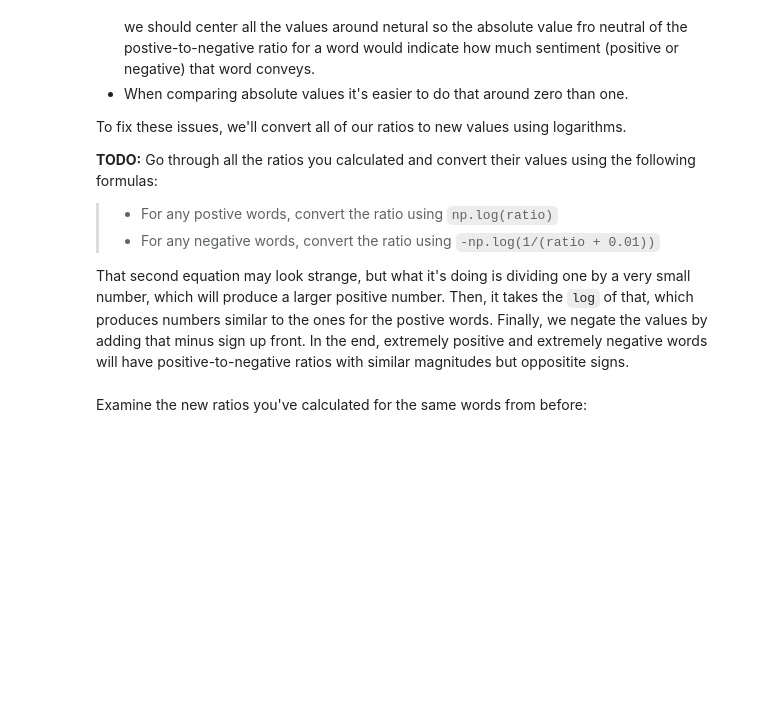
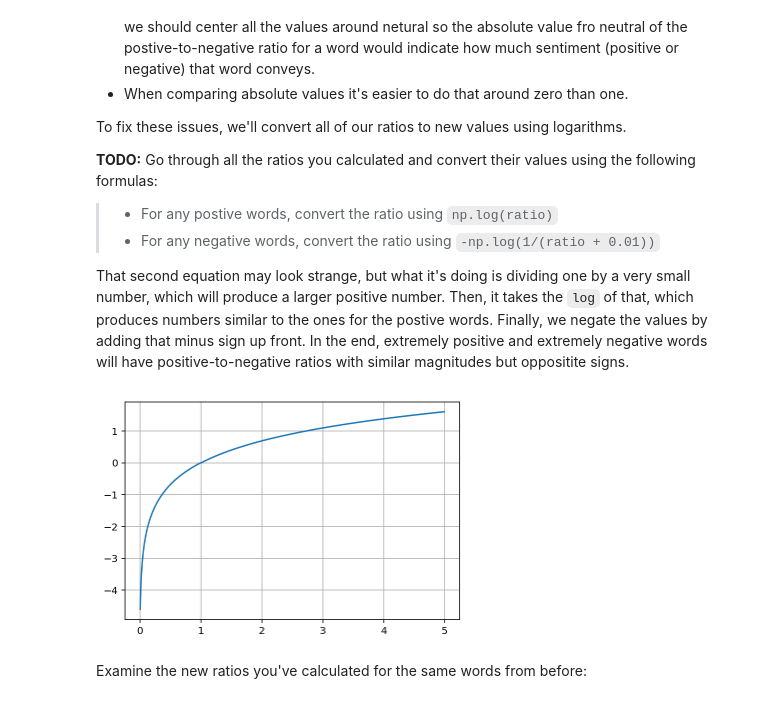
Before and after one commit to kuo77122/deep-learning-nd, a Jupyter notebook: Lesson14-Sentiment Analysis/sentiment-network/Sentiment_Classification_Projects.ipynb, the cells around one changed output. Saved outputs shown, nothing was run; the diff lists cells and outputs as text; code cells hidden in the pictures; blank space fills up the shorter version.

```diff
--- a/Lesson14-Sentiment Analysis/sentiment-network/Sentiment_Classification_Projects.ipynb
+++ b/Lesson14-Sentiment Analysis/sentiment-network/Sentiment_Classification_Projects.ipynb
@@ -151,0 +217,11 @@ That second equation may look strange, but what it's doing is dividing one by a
+# %%
+%matplotlib inline
+%config InlineBackend.figure_format = 'retina'
+x = np.arange(0,5,0.01)
+y =  [np.log(x) if x >= 1 else  -np.log(1/(x + 0.01))  for x in x]
+import matplotlib.pyplot as plt
+plt.plot(x,y)
+plt.grid(True)
+plt.show()
+# %% [output]
+[figure, added]
```
Also changed, not shown: parts of 15 cells of this notebook.
